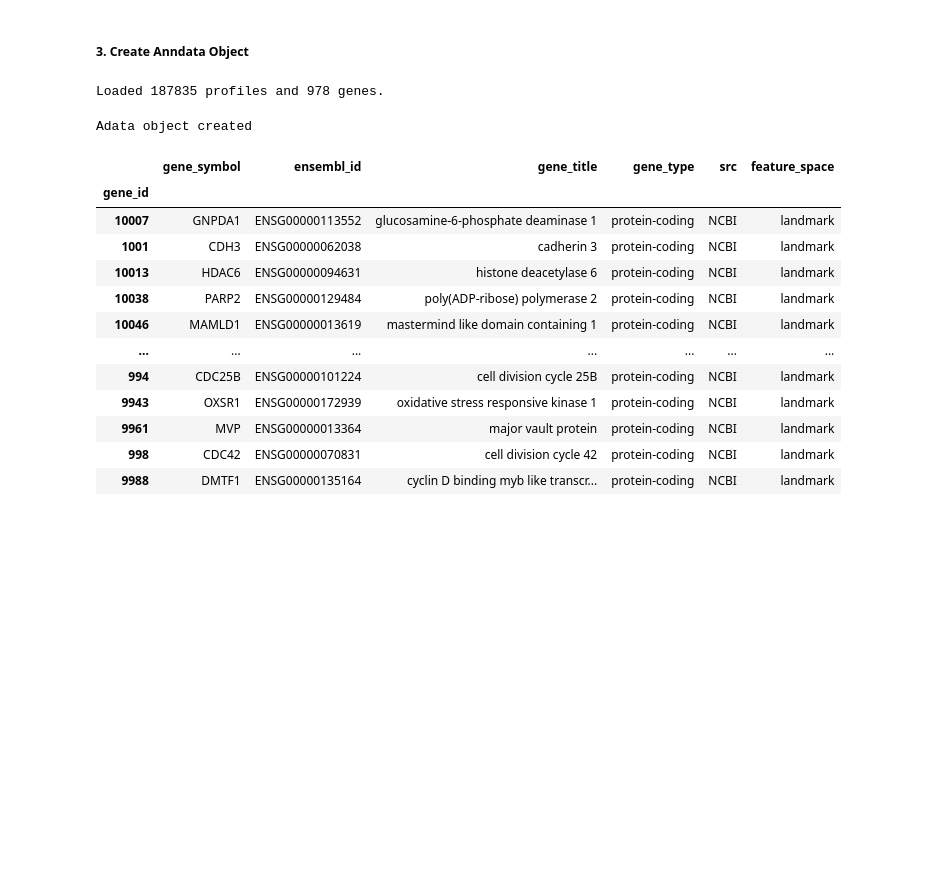
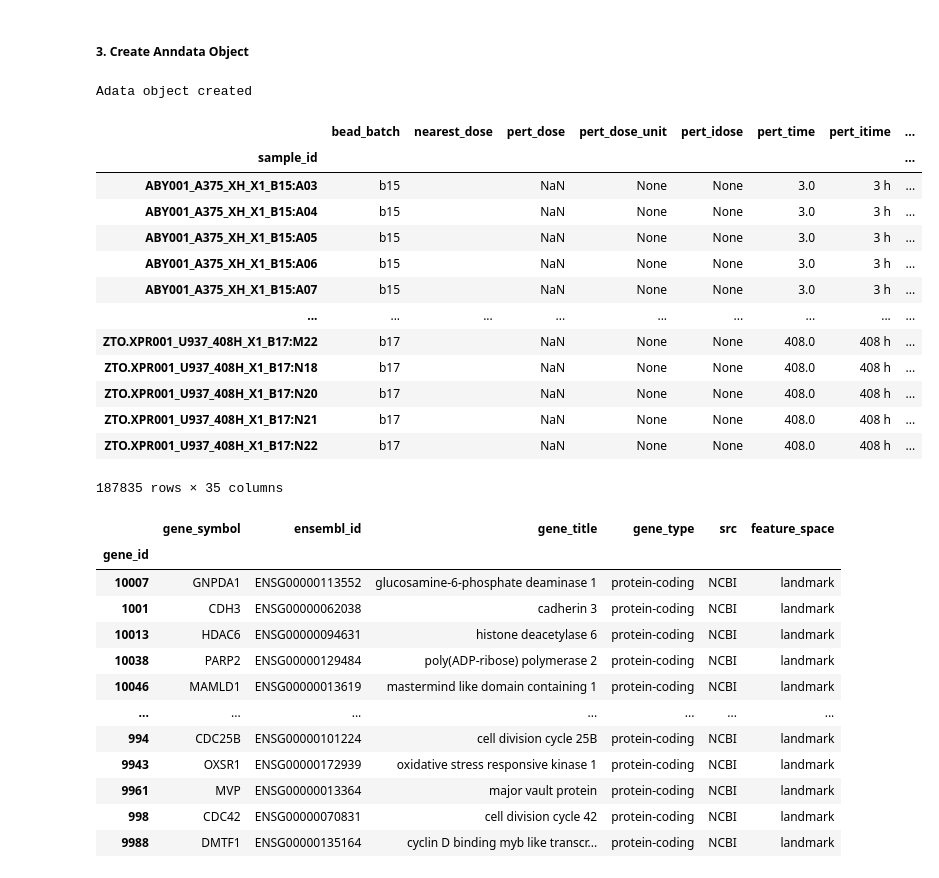
Before and after one commit to animichellegalstyan/prnet_eval, a Jupyter notebook: data_preprocessing/preprocessing_notebook.ipynb, the cells around one changed output. Cells and saved outputs as stored; diff of their text form; code cells hidden in the pictures; blank space fills up the shorter version.

```diff
--- a/data_preprocessing/preprocessing_notebook.ipynb
+++ b/data_preprocessing/preprocessing_notebook.ipynb
@@ -343,19 +338,27 @@ gene_filters_ctl = {}
 gene_filters_comp = {}
 # %% [markdown]
 ##### 3. Create Anndata Object
-# %%
-filtered_metadata_ctl, gene_metadata_ctl, expression_matrix_ctl  = dataloader_ctl.get_gene_expression(inst_filters=inst_filters_ctl)
-
-if expression_matrix_ctl is not None:
-    print(
-        f"Loaded {expression_matrix_ctl.shape[0]} profiles and {expression_matrix_ctl.shape[1]} genes."
-    )
-# %% [output]
-Loaded 187835 profiles and 978 genes.
 # %%
 lincs_adata_ctl = dataloader_ctl.create_anndata(False, comp_info_merged, inst_filters_ctl)
 # %% [output]
 Adata object created
+# %%
+lincs_adata_ctl.obs
+# %% [output]
+|  | bead_batch | nearest_dose | pert_dose | pert_dose_unit | pert_idose | pert_time | pert_itime | ... |
+| sample_id |  |  |  |  |  |  |  | ... |
+| ABY001_A375_XH_X1_B15:A03 | b15 |  | NaN | None | None | 3.0 | 3 h | ... |
+| ABY001_A375_XH_X1_B15:A04 | b15 |  | NaN | None | None | 3.0 | 3 h | ... |
+| ABY001_A375_XH_X1_B15:A05 | b15 |  | NaN | None | None | 3.0 | 3 h | ... |
+| ABY001_A375_XH_X1_B15:A06 | b15 |  | NaN | None | None | 3.0 | 3 h | ... |
+| ABY001_A375_XH_X1_B15:A07 | b15 |  | NaN | None | None | 3.0 | 3 h | ... |
+| ... | ... | ... | ... | ... | ... | ... | ... | ... |
+| ZTO.XPR001_U937_408H_X1_B17:M22 | b17 |  | NaN | None | None | 408.0 | 408 h | ... |
+| ZTO.XPR001_U937_408H_X1_B17:N18 | b17 |  | NaN | None | None | 408.0 | 408 h | ... |
+| ZTO.XPR001_U937_408H_X1_B17:N20 | b17 |  | NaN | None | None | 408.0 | 408 h | ... |
+| ZTO.XPR001_U937_408H_X1_B17:N21 | b17 |  | NaN | None | None | 408.0 | 408 h | ... |
+| ZTO.XPR001_U937_408H_X1_B17:N22 | b17 |  | NaN | None | None | 408.0 | 408 h | ... |
+187835 rows × 35 columns
 # %%
 lincs_adata_ctl.var
 # %% [output]
```
Also changed, not shown: parts of 7 cells of this notebook, 1 other file.
